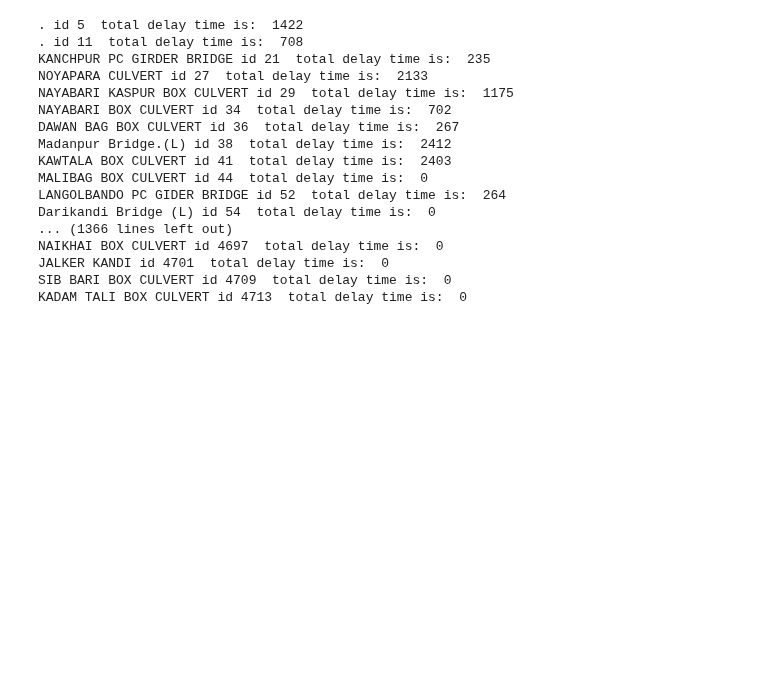
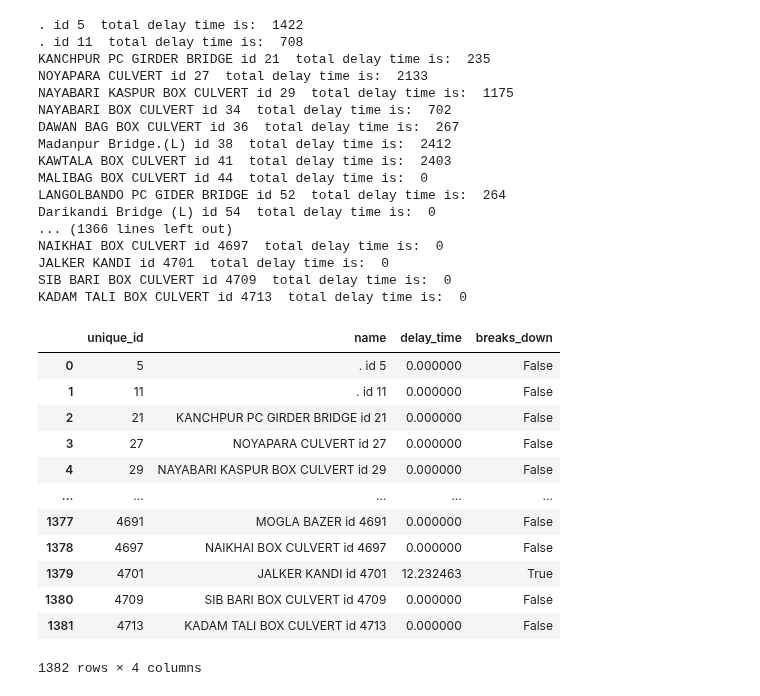
Before and after one commit to JulianvanRie/Advanced_Simulation_AS3, a Jupyter notebook: EPA133a-G2-A3/model/Exploratory_data_stuff.ipynb, the cells around one changed output. Drawn from its saved outputs; the diff is of its cells as text; code cells hidden in the pictures; blank space fills up the shorter version.

```diff
--- a/EPA133a-G2-A3/model/Exploratory_data_stuff.ipynb
+++ b/EPA133a-G2-A3/model/Exploratory_data_stuff.ipynb
@@ -18,6 +18,9 @@ def run_simulation_batch(seed, run_length, probs):
         model.step()
     bridges_data = [{"unique_id": bridge.unique_id,
                      "name": bridge.name,
+                     'condition': bridge.condition,
+                     'length': bridge.length,
+                     'total_delay_time': bridge.total_delay_time,
                      "delay_time": bridge.delay_time,
                      "breaks_down": bridge.breaks_down} for bridge in model.bridges]
     return pd.DataFrame(bridges_data)
@@ -106,3 +109,19 @@ NAIKHAI BOX CULVERT id 4697  total delay time is:  0
 JALKER KANDI id 4701  total delay time is:  0
 SIB BARI BOX CULVERT id 4709  total delay time is:  0
 KADAM TALI BOX CULVERT id 4713  total delay time is:  0
+# %%
+all_scenario_results['Scenario_6'][4]
+# %% [output]
+|  | unique_id | name | delay_time | breaks_down |
+| 0 | 5 | . id 5 | 0.000000 | False |
+| 1 | 11 | . id 11 | 0.000000 | False |
+| 2 | 21 | KANCHPUR PC GIRDER BRIDGE id 21 | 0.000000 | False |
+| 3 | 27 | NOYAPARA CULVERT id 27 | 0.000000 | False |
+| 4 | 29 | NAYABARI KASPUR BOX CULVERT id 29 | 0.000000 | False |
+| ... | ... | ... | ... | ... |
+| 1377 | 4691 | MOGLA BAZER id 4691 | 0.000000 | False |
+| 1378 | 4697 | NAIKHAI BOX CULVERT id 4697 | 0.000000 | False |
+| 1379 | 4701 | JALKER KANDI id 4701 | 12.232463 | True |
+| 1380 | 4709 | SIB BARI BOX CULVERT id 4709 | 0.000000 | False |
+| 1381 | 4713 | KADAM TALI BOX CULVERT id 4713 | 0.000000 | False |
+1382 rows × 4 columns
```
Also changed, not shown: parts of 1 cell of this notebook, 1 other file.
